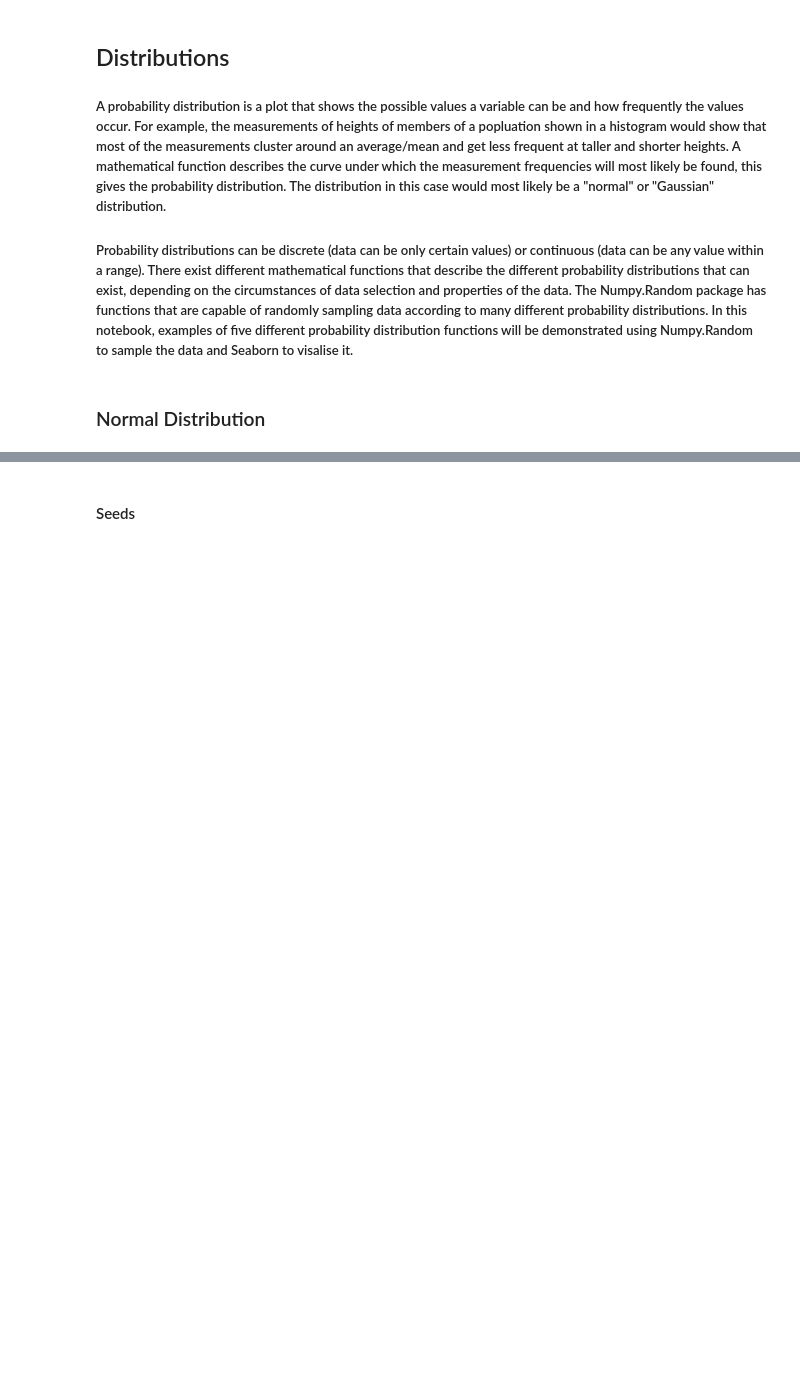
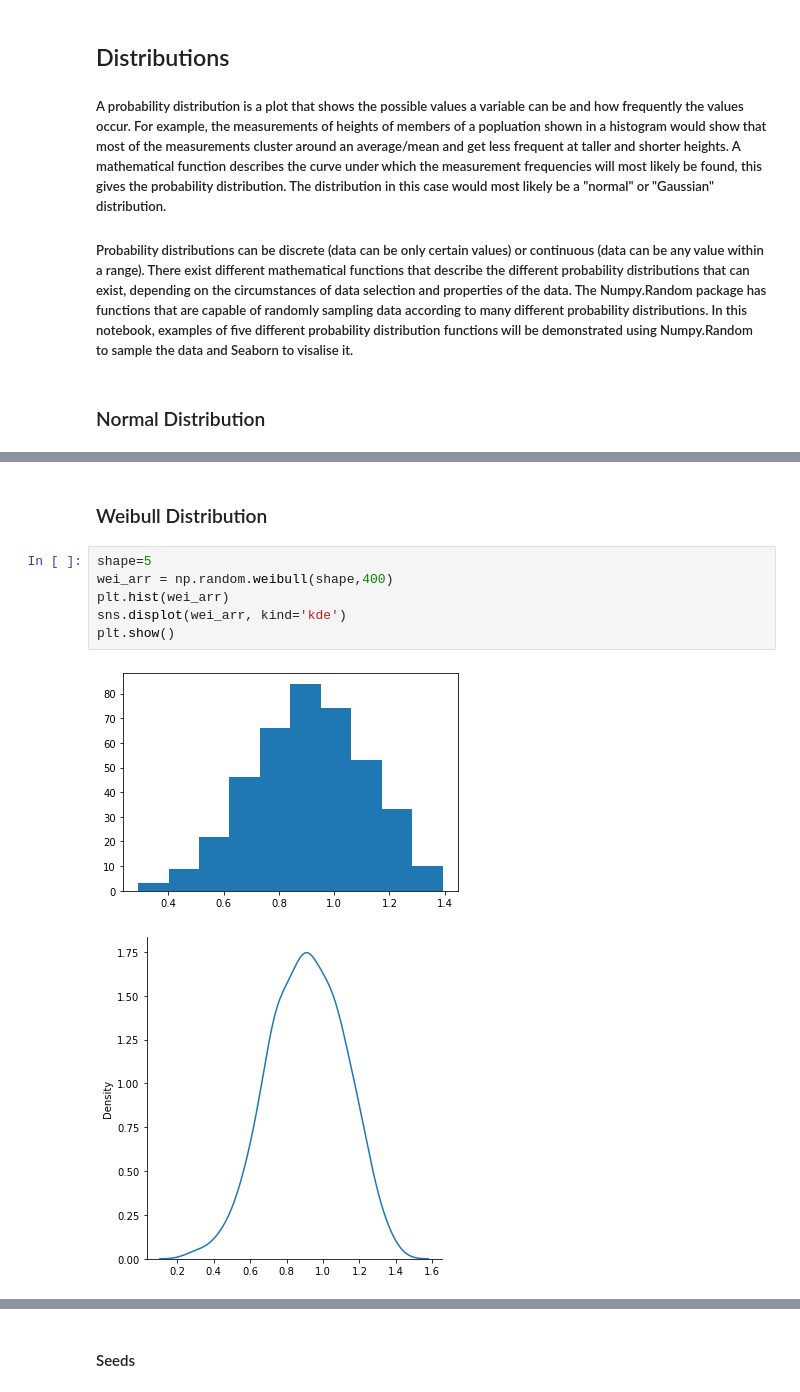
Before and after one commit to ByketPoe/efarrellPfDA2021submission, a Jupyter notebook: The_NumpyRandom_Package.ipynb, the cells around one changed output, grey strips where cells are left out. Saved outputs shown, nothing was run; the diff lists cells and outputs as text; blank space fills up the shorter version.

```diff
--- a/The_NumpyRandom_Package.ipynb
+++ b/The_NumpyRandom_Package.ipynb
@@ -44,0 +59,11 @@ plt.show()
+# %% [markdown]
+### Weibull Distribution
+# %%
+shape=5
+wei_arr = np.random.weibull(shape,400)
+plt.hist(wei_arr)
+sns.displot(wei_arr, kind='kde')
+plt.show()
+# %% [output]
+[figure, added]
+[figure, added]
```
Also changed, not shown: parts of 9 cells of this notebook.
